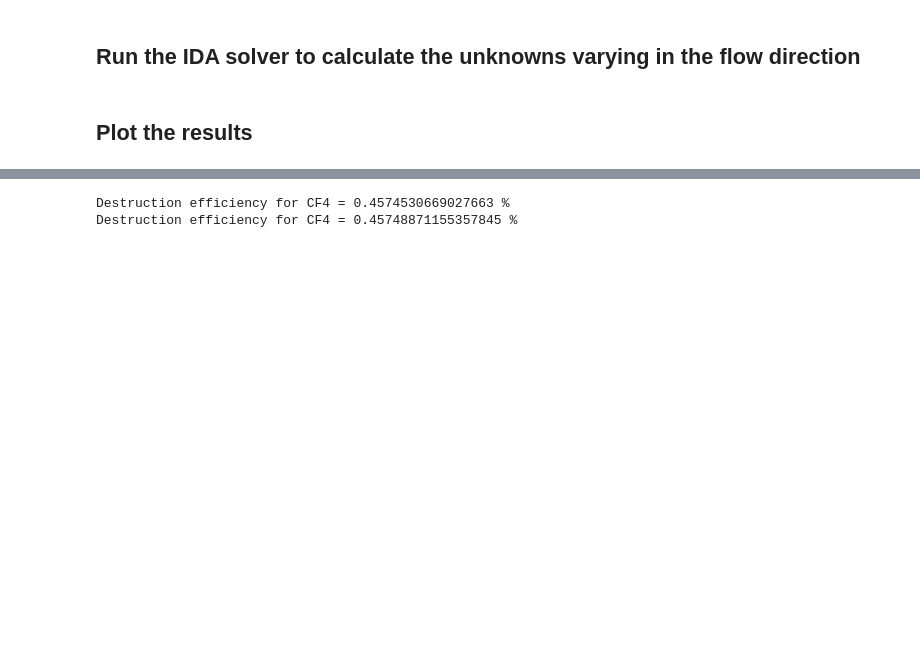
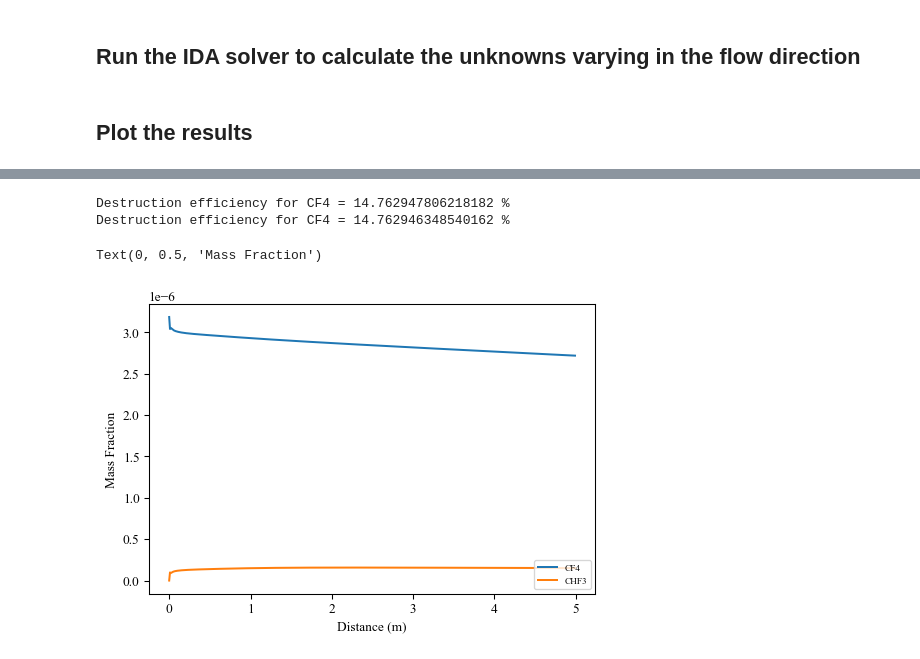
Before and after one commit to gkogekar/cantera-jupyter, a Jupyter notebook: reactors/1D_pfr.ipynb, the cells around one changed output, grey strips where cells are left out. Saved outputs shown, nothing was run; the diff lists cells and outputs as text; code cells hidden in the pictures; blank space fills up the shorter version.

```diff
--- a/reactors/1D_pfr.ipynb
+++ b/reactors/1D_pfr.ipynb
@@ -8,8 +8,9 @@ import numpy as np
 from scikits.odes import dae
 import cantera as ct
 import matplotlib.pyplot as plt
-%matplotlib inline
-%config InlineBackend.figure_formats = ["svg"]
+plt.rcParams['font.family'] = "Times New Roman"
+#%matplotlib inline
+#%config InlineBackend.figure_formats = ["svg"]
 print('Runnning Cantera version: ' + ct.__version__)
 # %% [output]
 Runnning Cantera version: 2.6.0
@@ -17,20 +18,23 @@ Runnning Cantera version: 2.6.0
 ## Define gas species, bulk species, surface species and the interface
 # %%
 # Import the reaction mechanism
-mech = '../data/hcof_c2_CFG.yaml'
+mech = '../data/newer_hcof_c2_CFG.yaml'
+#mech = '../data/newer_hcof_c2_RJBerry_ZPE_G2MP2.yaml'
 # Import the models for gas-phase
 gas = ct.Solution(mech, 'gas')
 # %% [markdown]
 ## Define reactor conditions : temperature, pressure, fuel, and some important parameters
 # %%
-T0 = 1500  # Kelvin
+T0 = 2400  # Kelvin
 p0 = 1e5
-gas.TPX = T0, p0, "N2:0.738265428, H2:1.15E-06, O:1.23E-06, OH:8.07E-05, H2O:0.130752753, CO:1.59E-06 O2:0.065447919, c-CH2CH2O:8.68E-06, CO2:0.06544046, CF4:1E-04"
+#gas.TPX = T0, p0, "N2:0.738265428, H2:1.15E-06, O:1.23E-06, OH:8.07E-05, H2O:0.130752753, CO:1.59E-06 O2:0.065447919, c-CH2CH2O:8.68E-06, CO2:0.06544046, CF4:1E-04"
+#gas.TPX = T0, p0, "N2:0.714828183, H2O:0.190113878, CO2:0.095056939, CHF3:1E-06"
+gas.TPX = T0, p0, "H2O:0.190113878, CO2:0.095056939, N2:0.714828183, CF4:0.000001"
 T_wall = 1000    # Wall temperature [K]
-h_coeff = 5
+h_coeff = 0
 
 # Geometry
-D = 27e-2  # diameter of the tube [m]
+D = 2e-1  # diameter of the tube [m]
 Ac = np.pi * D**2/4  # cross section of the tube [m^2]
 perim = np.pi * D  # perimeter of the tube
 N = gas.n_species  # number of gas species
@@ -41,11 +45,16 @@ rho0 = gas.density  # initial density of the flow
 Yk_0 = gas.Y        # initial mass fractions
 Xk_0 = gas.X        # inital mole fractions
 mu = gas.viscosity
-u0 = 0.1311          # m/s initial velocity of the flow
-
-# Save indices of important species
+u0 = 6.55635        # m/s initial velocity of the flow (Taken from BL inputfile for Re=250)
+#u0 = 3.93423
+# Save indices of important species (For one-pass code)
+ind_v = 0
+ind_T = 3
+ind_p = 2
+ind_rho = 1
 ind_CH4 = gas.species_index('CH4')
 ind_CF4 = gas.species_index('CF4')
+ind_HF = gas.species_index('HF')
 ind_CHF3 = gas.species_index('CHF3')
 ind_O2 = gas.species_index('O2')
 # %% [markdown]
@@ -127,7 +136,7 @@ solver = dae(
     'ida',
     residual,
     first_step_size=1e-16,
-    atol=1e-8,  # absolute tolerance for solution
+    atol=1e-12,  # absolute tolerance for solution
     rtol=1e-8,  # relative tolerance for solution
     # If the given problem is of type DAE, some items of the residual vector
     # returned by the 'resfn' have to be treated as algebraic equations, and
@@ -138,7 +147,7 @@ solver = dae(
     old_api=False  # Forces use of new api (namedtuple)
 )
 
-times = np.arange(0,3,0.01)
+times = np.arange(0,5,0.01)
 solution = solver.solve(times, y0, yprime0)
 #print(solution)
 # %% [markdown]
@@ -202,5 +211,5 @@ mdot_out = rho*u*xf[ind_CF4]
 DE_CF4 = (mdot_in - mdot_out )/mdot_in * 100
 print("Destruction efficiency for CF4 =", DE_CF4, "%")
 # %% [output]
-Destruction efficiency for CF4 = 0.4574530669027663 %
-Destruction efficiency for CF4 = 0.45748871155357845 %
+Destruction efficiency for CF4 = 14.762947806218182 %
+Destruction efficiency for CF4 = 14.762946348540162 %
@@ -206,0 +255,10 @@ Destruction efficiency for CF4 = 0.45748871155357845 %
+# %%
+f, ax = plt.subplots(1,1, dpi=96)
+ax.plot(times, solution.values.y[:,4+ind_CF4], label=gas.species_names[ind_CF4])
+ax.plot(times, solution.values.y[:,4+ind_CHF3], label=gas.species_names[ind_CHF3])
+ax.legend(fontsize=7, loc='lower right')
+ax.set_xlabel('Distance (m)')
+ax.set_ylabel('Mass Fraction')
+# %% [output]
+Text(0, 0.5, 'Mass Fraction')
+[figure, added]
```
Also changed, not shown: parts of 4 cells of this notebook, 5 other files.
